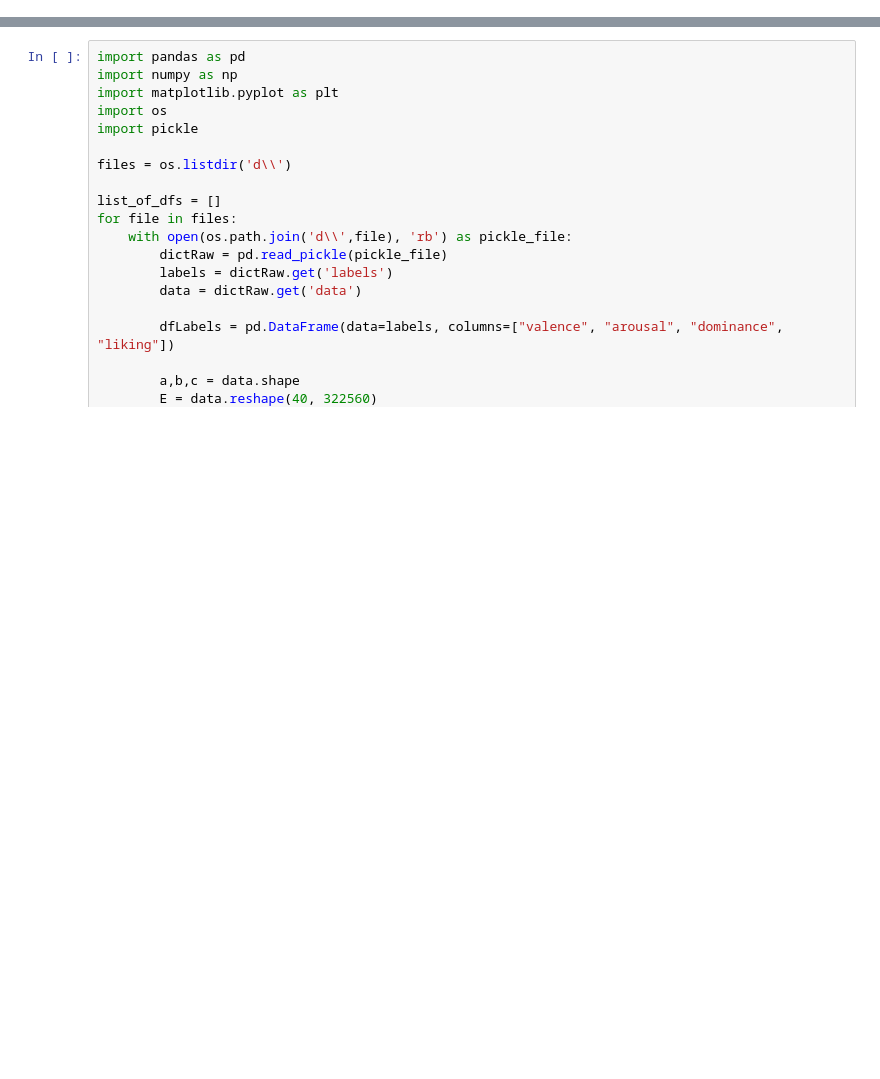
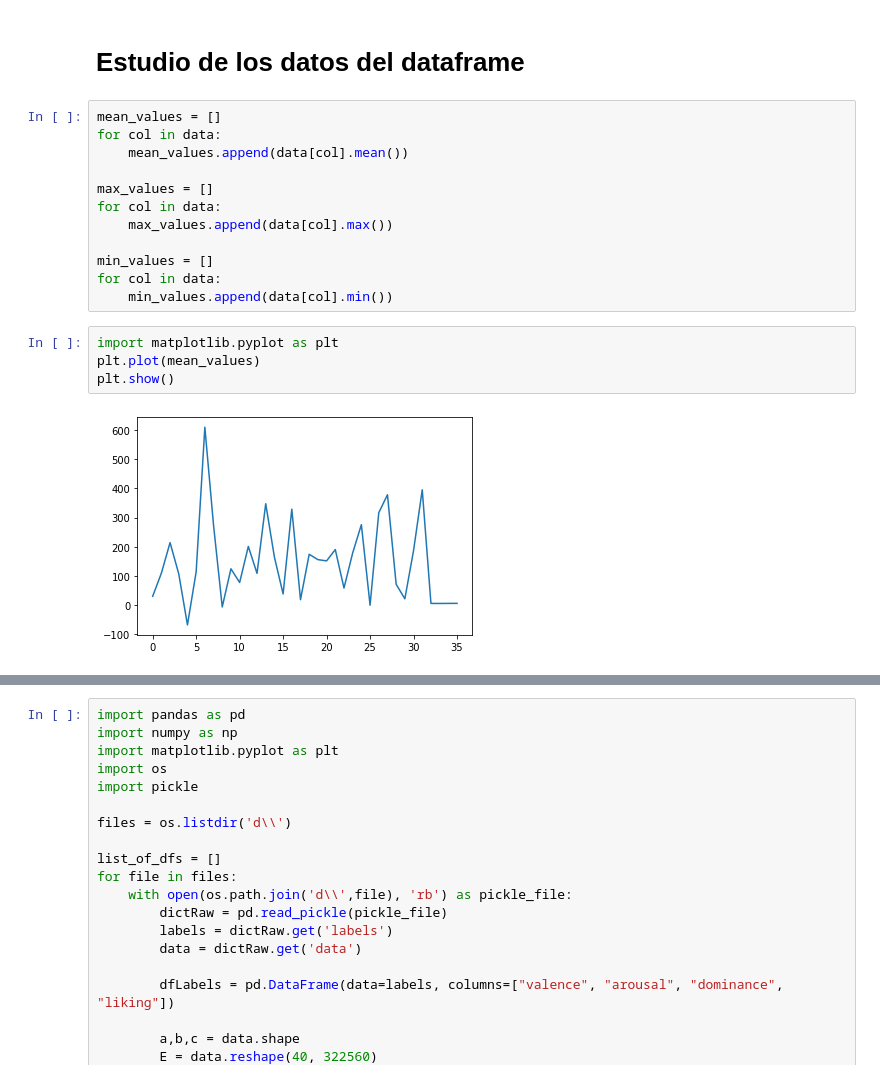
Before and after one commit to imjaimeortiz/TFG_BCI_Emotions_tests, a Jupyter notebook: p.ipynb, the cells around one changed output, grey strips where cells are left out. Drawn from its saved outputs; the diff is of its cells as text; blank space fills up the shorter version.

```diff
--- a/p.ipynb
+++ b/p.ipynb
@@ -2,0 +55,20 @@
+# %% [markdown]
+# Estudio de los datos del dataframe
+# %%
+mean_values = []
+for col in data:
+    mean_values.append(data[col].mean())
+
+max_values = []
+for col in data:
+    max_values.append(data[col].max())
+
+min_values = []
+for col in data:
+    min_values.append(data[col].min())
+# %%
+import matplotlib.pyplot as plt
+plt.plot(mean_values)
+plt.show()
+# %% [output]
+[figure, added]
```
Also changed, not shown: parts of 8 cells of this notebook, 1 other file.
